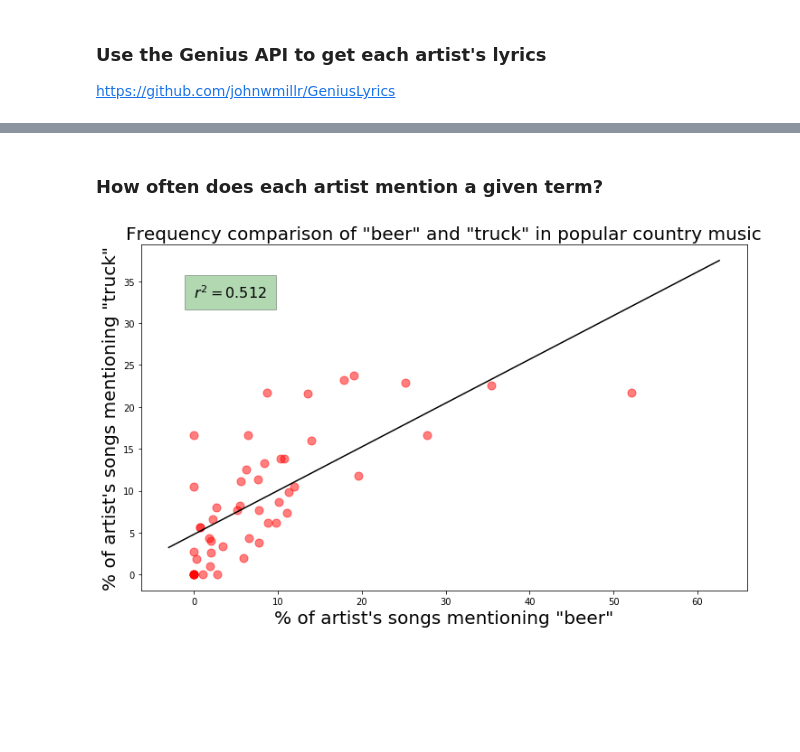
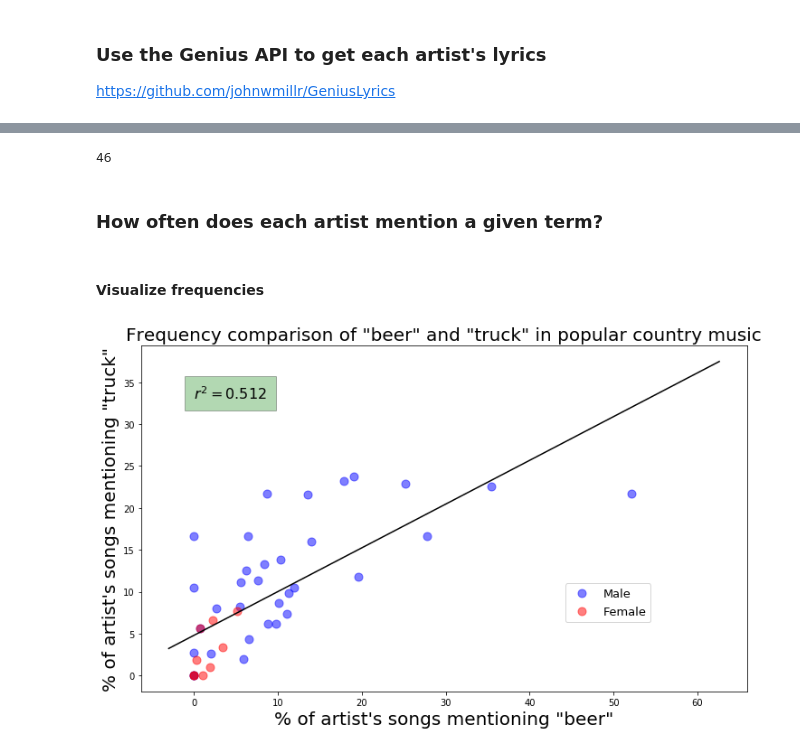
Before and after one commit to johnwmillr/trucks-and-beer, a Jupyter notebook: countryArtists.ipynb, the cells around one changed output, grey strips where cells are left out. Cells and saved outputs as stored; diff of their text form; code cells hidden in the pictures; blank space fills up the shorter version.

Commit message:
Add gender to beer and trucks plot

```diff
--- a/countryArtists.ipynb
+++ b/countryArtists.ipynb
@@ -93,10 +182,3 @@ with open('artist_lyrics.json', 'w') as outfile:
 data = json.load(open('lyrics_2017.json'))
 artists = data['2017']['artists']
 artists.pop(36); # Must have been an error while downloading
-# %%
-# How many songs did we download?
-song_count = 0
-for artist in artists:
-    song_count += len(artist['songs'])
-
-song_count
@@ -106,0 +187,7 @@ song_count
+# %%
+# Add all song lyrics to a single list
+all_songs = []
+for artist in artists:
+    [all_songs.append(song['lyrics']) for song in artist['songs']]
+song_count = len(all_songs)
+print("Database contains {} songs.".format(song_count))
@@ -107,3 +299,28 @@ song_count
+# %%
+labels_gender = ['male','male''male', None,'male',
+'male','male','male','male','male',
+'male','male',None,'male','male',
+'female','male','female','male',None,
+'male',None,'female','female','male',
+'male','male',None,'male','male',
+None,None,'male','male','female',
+'female','male','male','male','female',
+'male','male','male','female','male',
+'male','female']
+len(labels_gender)
+# %% [output]
+46
+# %%
+labels_gender = ['male','male','male',None,'male',
+'male','male','male','male','male',
+'male','male','male','male','male',
+'female','male','female','male',None,
+'male',None,'female','female','male',
+'male','male',None,'male','male',
+'male',None,None,'male','male',
+'female','female','male','male',None,
+'male','female','male','male','male',
+'female','male','male','female']
 # %% [markdown]
 ### How often does each artist mention a given term?
 # %%
@@ -124,40 +341,50 @@ def calcTermFreqAcrossArtists(artists, term):
     term_freqs = pd.concat([calcFreqOfTerm(artist, term) for artist in artists],axis=0)
     term_freqs.term = term
     return term_freqs
+# %% [markdown]
+#### Visualize frequencies
 # %%
 # Calculate two frequency variables
 f1 = calcTermFreqAcrossArtists(artists, 'beer')
 f2 = calcTermFreqAcrossArtists(artists, 'truck')
 x, y = 100*f1['frequency'].values, 100*f2['frequency'].values
+
 LIMITS = (-3,1.2*np.max([x,y]))
 
 # Fit a line
 A = np.vstack([x, np.ones(len(x))]).T
 soln = np.linalg.lstsq(A,y,rcond=None)[0]
 t = np.linspace(LIMITS[0],LIMITS[1])
 fit = soln[0]*t + soln[1]
 
 # residual sum of squares
 y_fit = soln[0]*x + soln[1]
 ss_res = np.sum((y - y_fit) ** 2)
 # total sum of squares
 ss_tot = np.sum((y - np.mean(y)) ** 2)
 # r-squared
 r2 = round(1 - (ss_res / ss_tot),3)
 
 FS,ms,fs = 12, 9, 20
 fig = plt.figure(figsize=(FS,FS));
 ax = fig.add_subplot(111, aspect='equal')
-ax.plot(x,y,'ro',markersize=ms,alpha=0.5)
+
+mask_male   = [label=='male'   for label in labels_gender]
+mask_female = [label=='female' for label in labels_gender]
+ax.plot(x[mask_male],y[mask_male],'bo',markersize=ms,alpha=0.5)
+ax.plot(x[mask_female],y[mask_female],'ro',markersize=ms,alpha=0.5)
+
+
+
 ax.plot(t,fit,'k')
 ax.set_xlabel('% of artist\'s songs mentioning "{}"'.format(f1.term),fontsize=fs)
 ax.set_ylabel('% of artist\'s songs mentioning "{}"'.format(f2.term),fontsize=fs);
 ax.set_title('Frequency comparison of "{}" and "{}" in popular country music'.format(f1.term, f2.term), fontsize=fs)
 
 # add text to the plot
 ax.text(0, 33, r'$r^2={}$'.format(r2), style='italic', fontsize=fs-4,
-        bbox={'facecolor':'green', 'alpha':0.3, 'pad':10});
-
-plt.savefig('foo.png')
+        bbox={'facecolor':'green', 'alpha':0.3, 'pad':10})
+ax.legend(['Male','Female'],loc=(.7,.2),fontsize=13);
+plt.savefig('FreqPlot_{}_and_{}.png'.format(f1.term,f2.term))
 # %% [output]
-[figure, old version]
+[figure, new version]
```
Also changed, not shown: parts of 34 cells of this notebook, 2 other files.
